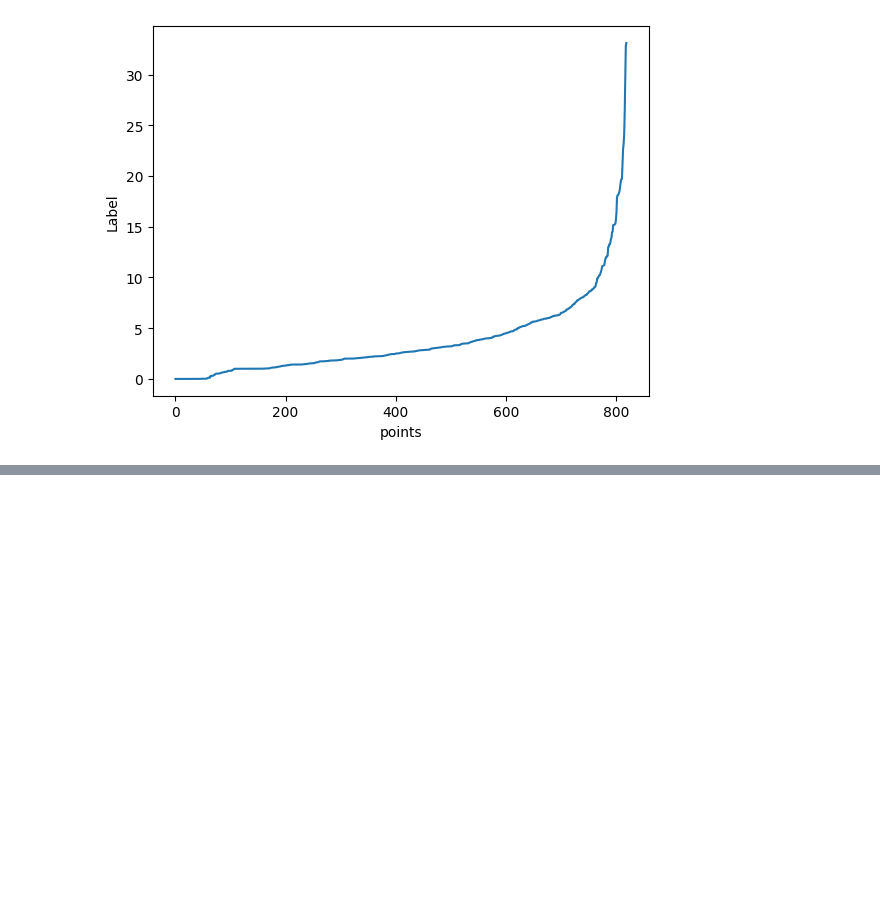
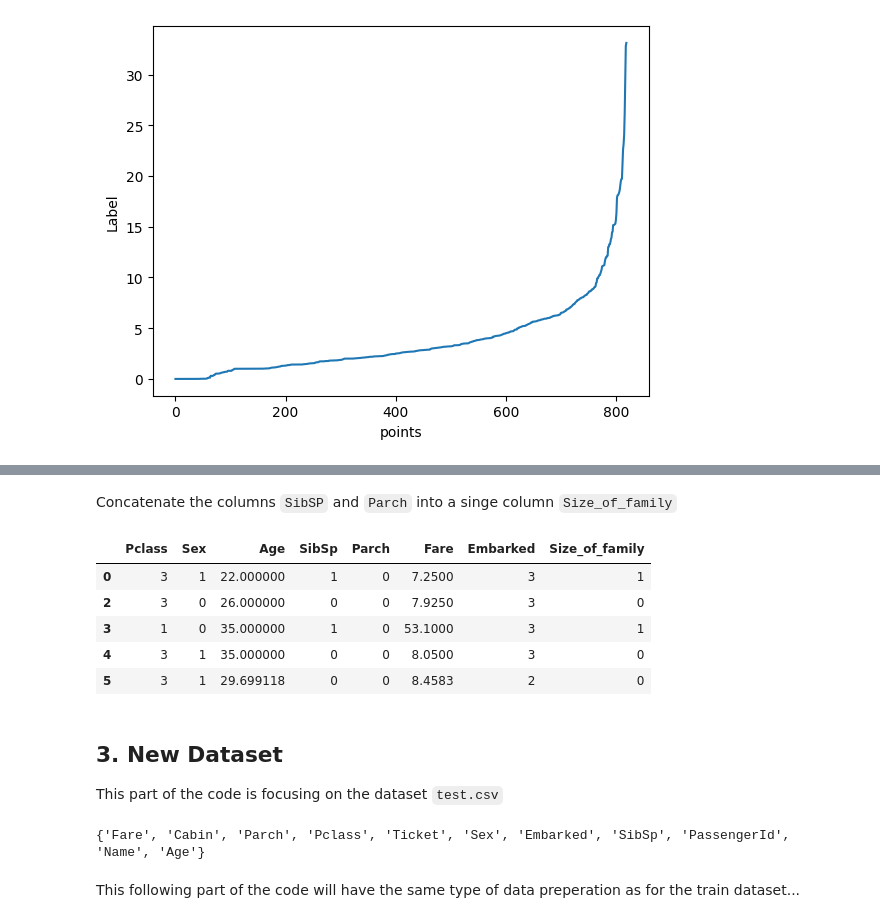
Before and after one commit to erirosv/DataScience, a Jupyter notebook: kaggle/titanic/titanic.ipynb, the cells around one changed output, grey strips where cells are left out. Drawn from its saved outputs; the diff is of its cells as text; code cells hidden in the pictures; blank space fills up the shorter version.

````diff
--- a/kaggle/titanic/titanic.ipynb
+++ b/kaggle/titanic/titanic.ipynb
@@ -214,0 +298,28 @@ plt.show()
+# %% [markdown]
+Concatenate the columns ```SibSP``` and ```Parch``` into a singe column ```Size_of_family```
+# %%
+df_new['Size_of_family'] = df_new['SibSp'] + df_new['Parch']
+
+y = df_new.Survived
+x = df_new.drop(['Survived', 'lable'], axis='columns')
+
+x.head(5)
+# %% [output]
+|  | Pclass | Sex | Age | SibSp | Parch | Fare | Embarked | Size_of_family |
+| 0 | 3 | 1 | 22.000000 | 1 | 0 | 7.2500 | 3 | 1 |
+| 2 | 3 | 0 | 26.000000 | 0 | 0 | 7.9250 | 3 | 0 |
+| 3 | 1 | 0 | 35.000000 | 1 | 0 | 53.1000 | 3 | 1 |
+| 4 | 3 | 1 | 35.000000 | 0 | 0 | 8.0500 | 3 | 0 |
+| 5 | 3 | 1 | 29.699118 | 0 | 0 | 8.4583 | 2 | 0 |
+# %% [markdown]
+## 3. New Dataset
+
+This part of the code is focusing on the dataset ```test.csv```
+# %%
+dft = pd.read_csv('data/test.csv')
+print(set(dft.columns))
+x_test = dft[['Sex', 'Pclass', 'SibSp', 'Embarked', 'Parch', 'Age', 'Fare']]
+# %% [output]
+{'Fare', 'Cabin', 'Parch', 'Pclass', 'Ticket', 'Sex', 'Embarked', 'SibSp', 'PassengerId', 'Name', 'Age'}
+# %% [markdown]
+This following part of the code will have the same type of data preperation as for the train dataset...
````
Also changed, not shown: parts of 20 cells of this notebook.
